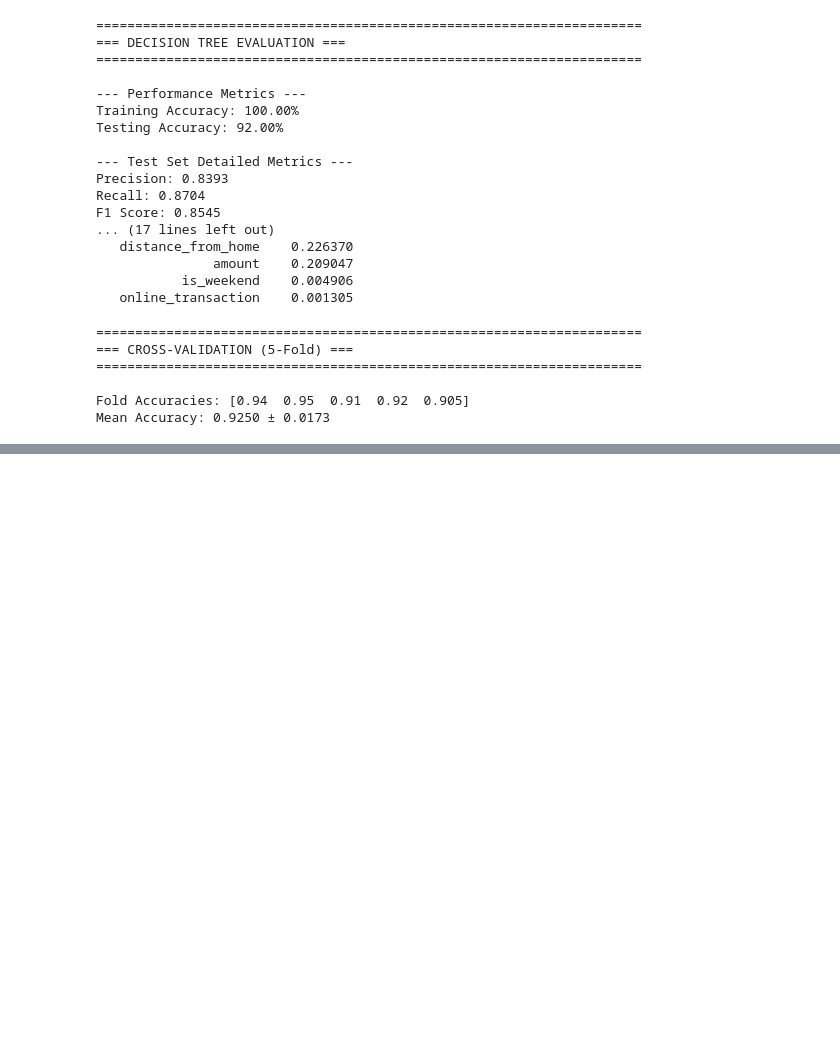
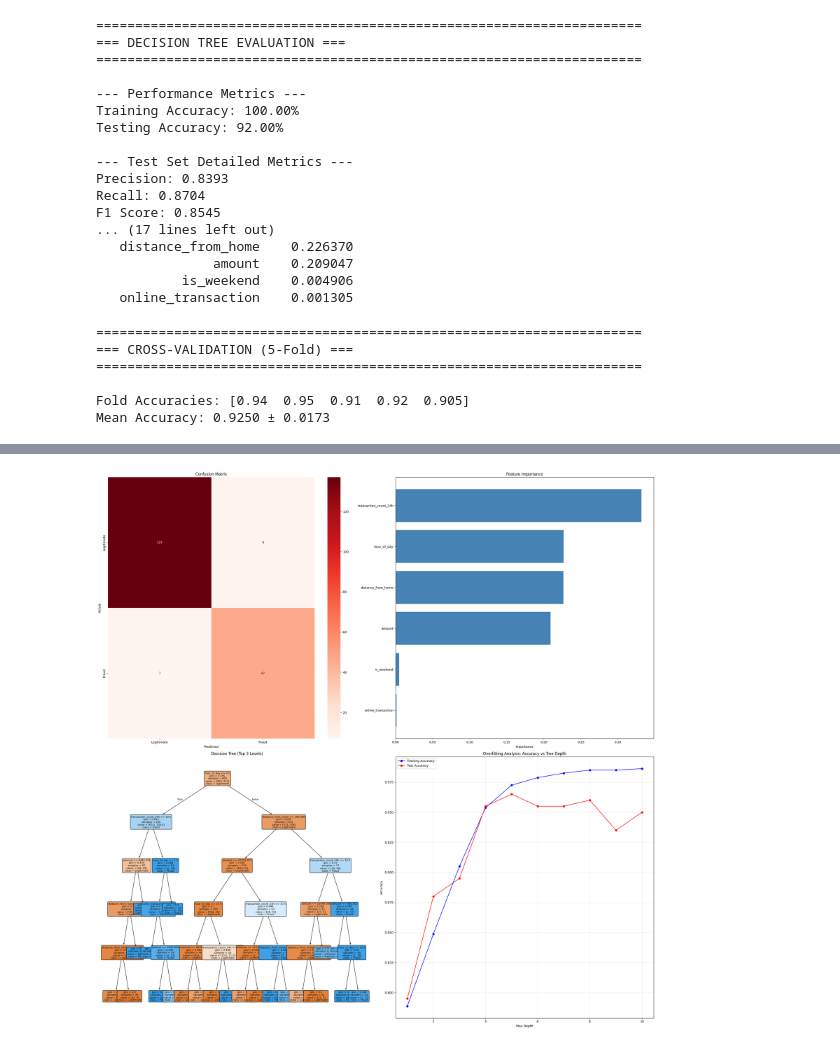
Before and after one commit to starlordali4444/gtr_deep_learning, a Jupyter notebook: batches/1/day_06/decision_tree.ipynb, the cells around one changed output, grey strips where cells are left out. Drawn from its saved outputs; the diff is of its cells as text; code cells hidden in the pictures; blank space fills up the shorter version.

```diff
--- a/batches/1/day_06/decision_tree.ipynb
+++ b/batches/1/day_06/decision_tree.ipynb
@@ -229,0 +274,54 @@ Mean Accuracy: 0.9250 ± 0.0173
+# %%
+# Step 9: VISUALIZATION
+fig, axes = plt.subplots(2, 2, figsize=(25, 25))
+
+# Plot 1: Confusion Matrix
+sns.heatmap(cm, annot=True, fmt='d', cmap='Reds', ax=axes[0, 0],
+            xticklabels=['Legitimate', 'Fraud'],
+            yticklabels=['Legitimate', 'Fraud'])
+axes[0, 0].set_xlabel('Predicted')
+axes[0, 0].set_ylabel('Actual')
+axes[0, 0].set_title('Confusion Matrix')
+
+# Plot 2: Feature Importance
+feature_importance_sorted = feature_importance.sort_values('Importance', ascending=True)
+axes[0, 1].barh(feature_importance_sorted['Feature'],
+                feature_importance_sorted['Importance'],
+                color='steelblue')
+axes[0, 1].set_xlabel('Importance')
+axes[0, 1].set_title('Feature Importance')
+
+# Plot 3: Decision Tree Visualization (Optimized)
+plot_tree(best_model,
+          feature_names=X.columns.tolist(),
+          class_names=['Legitimate', 'Fraud'],
+          filled=True,
+          rounded=True,
+          ax=axes[1, 0],
+          max_depth=5,  # Show only top 3 levels
+          fontsize=8)
+axes[1, 0].set_title('Decision Tree (Top 3 Levels)')
+
+# Plot 4: Training vs Test Accuracy by Max Depth
+depths = [1, 2, 3, 4, 5, 6, 7, 8, 9, 10]
+train_accs = []
+test_accs = []
+for d in depths:
+    dt = DecisionTreeClassifier(max_depth=d, random_state=42)
+    dt.fit(X_train, y_train)
+    train_accs.append(accuracy_score(y_train, dt.predict(X_train)))
+    test_accs.append(accuracy_score(y_test, dt.predict(X_test)))
+
+axes[1, 1].plot(depths, train_accs, 'b-o', label='Training Accuracy')
+axes[1, 1].plot(depths, test_accs, 'r-o', label='Test Accuracy')
+axes[1, 1].set_xlabel('Max Depth')
+axes[1, 1].set_ylabel('Accuracy')
+axes[1, 1].set_title('Overfitting Analysis: Accuracy vs Tree Depth')
+axes[1, 1].legend()
+axes[1, 1].grid(True, alpha=0.3)
+
+plt.tight_layout()
+plt.savefig('decision_tree_evaluation.png', dpi=150)
+plt.show()
+# %% [output]
+[figure, added]
```
Also changed, not shown: parts of 2 cells of this notebook, 1 other file.
